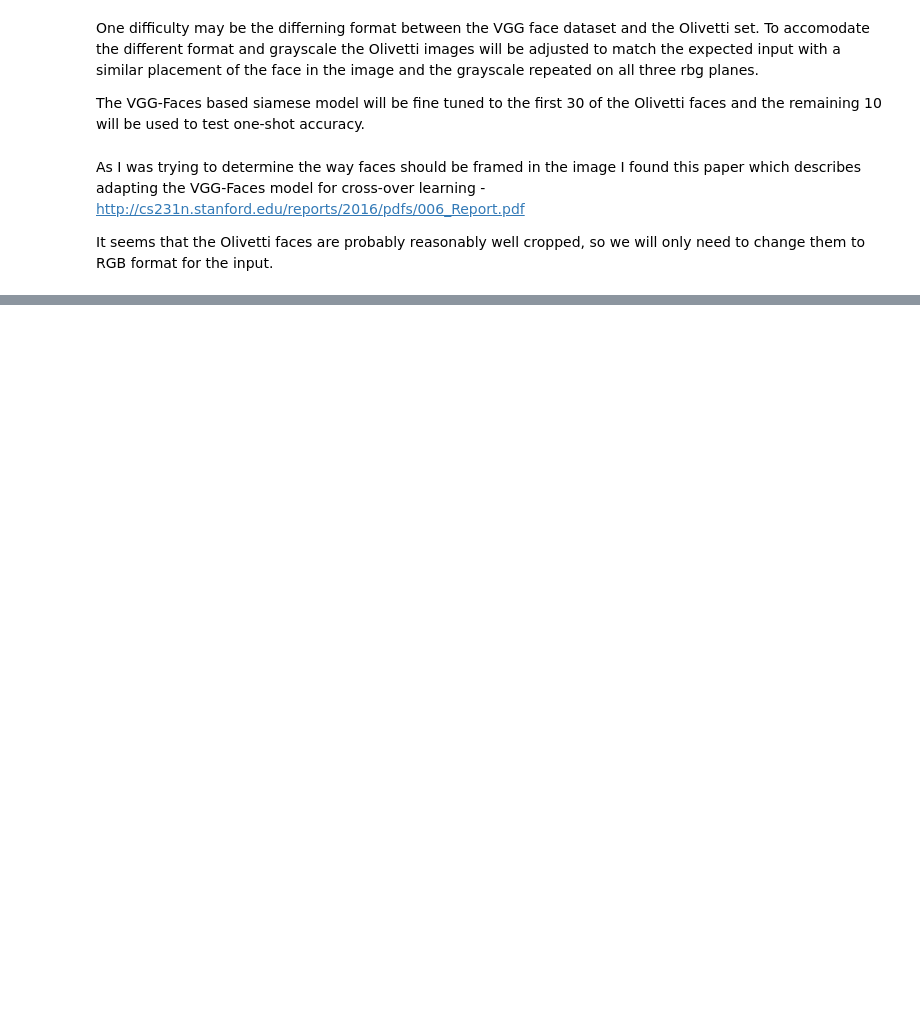
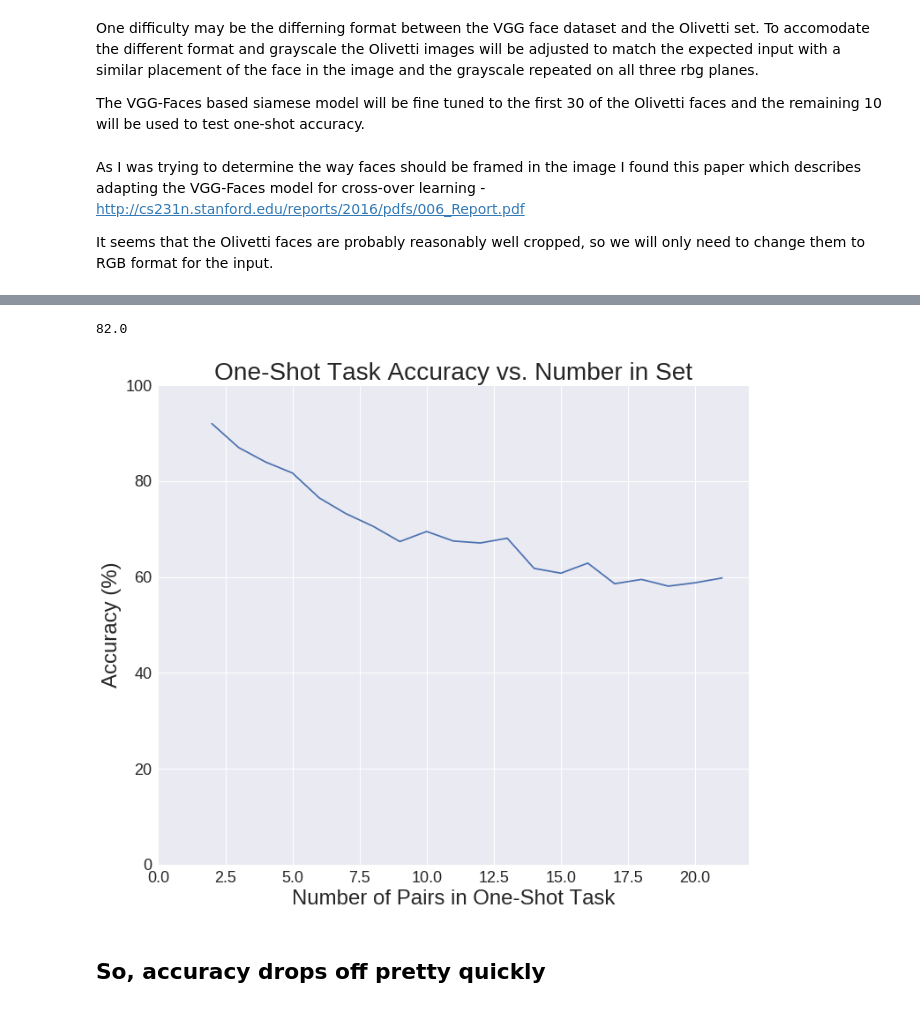
Before and after one commit to dbrehmer/oneshot_images, a Jupyter notebook: One-Shot Image Verification.ipynb, the cells around one changed output, grey strips where cells are left out. Cells and saved outputs as stored; diff of their text form; code cells hidden in the pictures; blank space fills up the shorter version.

```diff
--- a/One-Shot Image Verification.ipynb
+++ b/One-Shot Image Verification.ipynb
@@ -275,8 +14,0 @@ siamese_net = Model([left_input, right_input], prediction)
-# %%
-discrim_input = Input((2, 4096))
-# Merge two encoded inputs with the L1 distance between them.
-both = Lambda(lambda x: np.abs(x[0]-x[1]), output_shape=lambda x: x[0].shape)(discrim_input)
-# Make the final prediction layer as described in the paper. This is the only layer we will train to begin with.
-# We can unfreeze additional fc layers and train them if it seems to be needed.
-prediction = Dense(1, activation='sigmoid', bias_initializer=TruncatedNormal(mean=0.5, stddev=0.01))(both)
-discriminator = Model(inputs=discrim_input, outputs=prediction)
@@ -582,0 +301,28 @@ After muching around with VGG-Face trying to get it to work I think I found a be
+# %%
+tester.test_oneshot(5, 50)
+# %% [output]
+82.0
+# %%
+# Plot percent correct versus number in one-shot task set. We take an average over 1000 trials
+# of the one-shot task for set sizes from 2 - 21.
+accuracy = []
+for i in range(20):
+    accuracy.append(tester.test_oneshot(i+2, 1000))
+x = np.array(range(20)) + 2
+# %%
+import seaborn as sns
+
+plt.figure(figsize=(12,10))
+plt.plot(x, accuracy)
+plt.title('One-Shot Task Accuracy vs. Number in Set', fontsize = 28)
+plt.xlabel('Number of Pairs in One-Shot Task', fontsize = 24)
+plt.ylabel('Accuracy (%)', fontsize = 24)
+plt.xticks(fontsize = 18)
+plt.yticks(fontsize = 18)
+plt.xlim([0, 22])
+plt.ylim([0, 100])
+plt.show()
+# %% [output]
+[figure, added]
+# %% [markdown]
+## So, accuracy drops off pretty quickly
```
Also changed, not shown: parts of 50 cells of this notebook.
